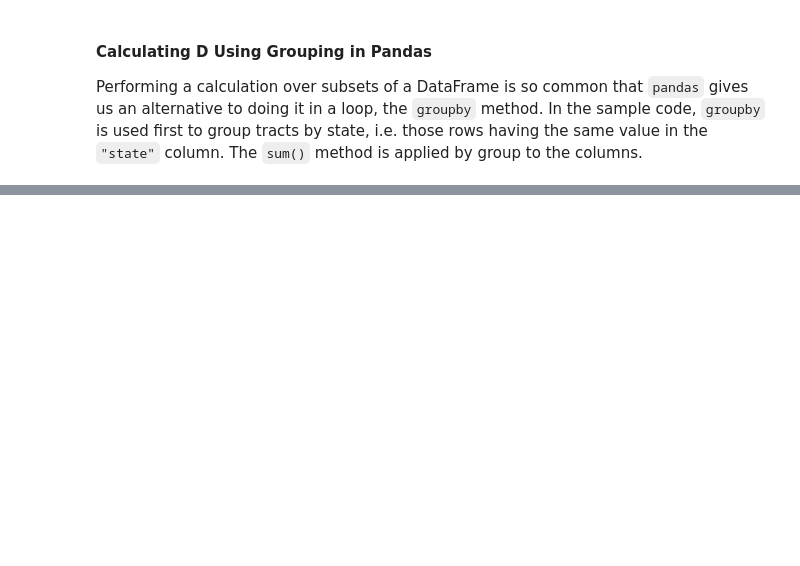
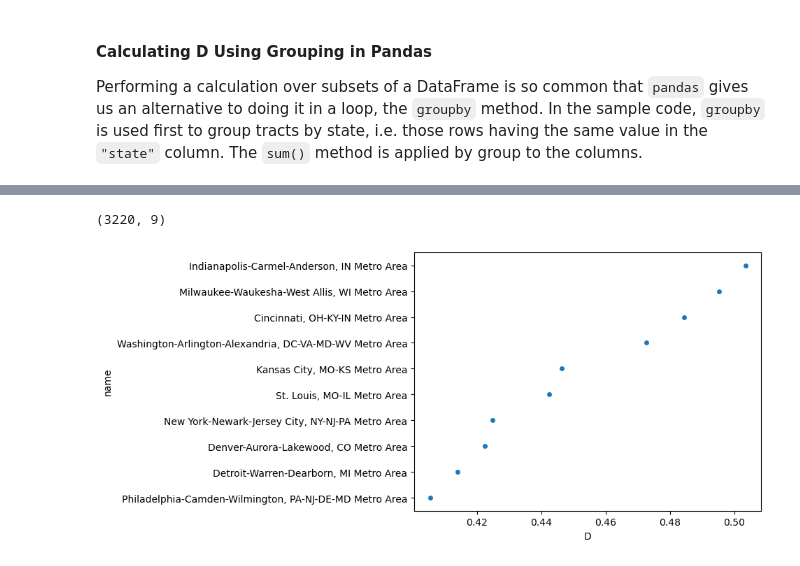
Before and after one commit to jgp-13/Analyzing_US_Census_Data_in_Python, a Jupyter notebook: notebooks/Measuring_Segregation.ipynb, the cells around one changed output, grey strips where cells are left out. Saved outputs shown, nothing was run; the diff lists cells and outputs as text; code cells hidden in the pictures; blank space fills up the shorter version.

```diff
--- a/notebooks/Measuring_Segregation.ipynb
+++ b/notebooks/Measuring_Segregation.ipynb
@@ -42,0 +51,7 @@ Explore racial segregation in America. Calculate the Index of Dissimilarity, and
+# %%
+# Create user-friendly column names
+col_names = ["name", "pop", "white", "black", "state","county"]
+# Load JSON response into DataFrame
+tracts = pd.DataFrame(columns=col_names, data=r.json()[1:])
+# Cast count columns to int data type
+tracts[["pop", "white", "black"]] = tracts[["pop", "white", "black"]].astype(int)
@@ -106,0 +266,11 @@ print(tracts.head(2))
+# %%
+# Merge the county-state DataFrame with the names
+# Use a left join to retain all data from msa_cs and match on 'msa'
+msa_def = msa_cs.merge(msa_names, on='msa', how='left')
+
+# Reorganize and rename columns for final output
+# Select and reorder columns to have them in a desired format
+msa_def = msa_def[['msa', 'name', 'county_name', 'state_name', 'state', 'county']]
+
+# Rename columns for clarity in final DataFrame
+msa_def.columns = ['msa', 'msa_name', 'county_name', 'state_name', 'state', 'county']
@@ -106,0 +280,11 @@ print(tracts.head(2))
+# %%
+def dissimilarity(df, col_A, col_B, group_by):
+    # Compute the total for each group without merging
+    df[col_A + "_sum"] = df.groupby(group_by)[col_A].transform('sum')
+    df[col_B + "_sum"] = df.groupby(group_by)[col_B].transform('sum')
+
+    # Calculate the dissimilarity measure for each row
+    df["D"] = abs(df[col_A] / df[col_A + "_sum"] - df[col_B] / df[col_B + "_sum"])
+
+    # Aggregate the dissimilarity index at the group level
+    return 0.5 * df.groupby(group_by)["D"].sum().to_frame()
@@ -106,0 +298,21 @@ print(tracts.head(2))
+# %%
+# Find identifiers for 50 largest metros by population
+msa50 = list(msa.nlargest(50,'pop')["msa"])
+
+# Join MSA identifiers to tracts, restrict to largest 50 metros
+msa_tracts = pd.merge(tracts, msa_def, on = ['state','county'])
+msa_tracts = msa_tracts[msa_tracts["msa"].isin(msa50)]
+
+# Calculate D using custom function, merge back into MSA
+msa_D = dissimilarity(msa_tracts, "white", "black", "msa")
+msa = pd.merge(msa, msa_D, left_on='msa', right_index=True)
+# %%
+tracts.shape
+# %% [output]
+(3220, 9)
+# %%
+# Plot ten most segregated metros
+sns.stripplot(x = "D", y = "name", data = msa.nlargest(10, "D"))
+plt.show()
+# %% [output]
+[figure, added]
```
Also changed, not shown: parts of 25 cells of this notebook, 2 other files.
